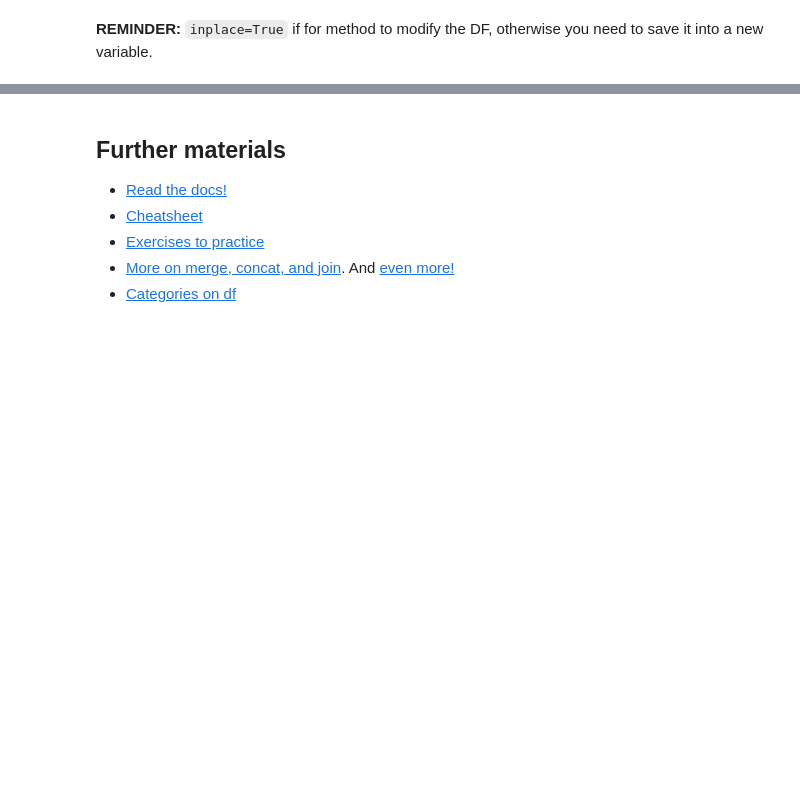
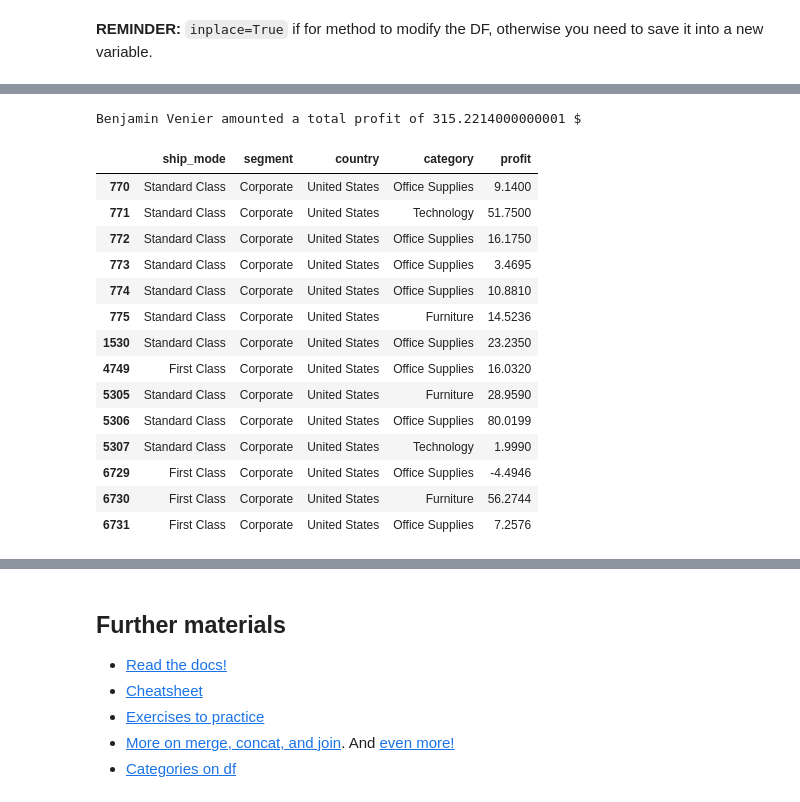
Before and after one commit to Ironhack-data-bcn-january-2024/lectures, a Jupyter notebook: week-2/3-Pandas II - Transformation.ipynb, the cells around one changed output, grey strips where cells are left out. Saved outputs shown, nothing was run; the diff lists cells and outputs as text; code cells hidden in the pictures; blank space fills up the shorter version.

```diff
--- a/week-2/3-Pandas II - Transformation.ipynb
+++ b/week-2/3-Pandas II - Transformation.ipynb
@@ -1540,0 +1494,3 @@ df.reset_index(inplace=True) # reset the index and overwrite
+# %%
+df = pd.read_csv("../datasets/superstore.csv")
+df.sample()
@@ -1540,0 +1501,49 @@ df.reset_index(inplace=True) # reset the index and overwrite
+# %%
+def profit_per_customer (name):
+
+    """ This function takes a name and filters transactions of the table superstore
+    to get a print of the total amount per name.
+    It returns the subset of that df
+    :name: str. It's the name of the customer / retail person.
+    """
+
+    # 1. Imoprt the dataset
+    df = pd.read_csv("../datasets/superstore.csv")
+
+    # 2. Transform the columns
+    df.columns = [i.lower().replace(" ", "_").strip() for i in df.columns]
+    df.drop("row_id", axis=1, inplace=True)
+
+    # 3. Filter
+    condition_1 = df["customer_name"] == name
+    df_name = df[condition_1]
+
+    # 4. Subset
+    df_sub = df_name[["ship_mode", "segment", "country", "category", "profit"]]
+    total_profit = df_sub["profit"].sum()
+
+    # 5. Printing to get feedback
+
+    print(f"{name} amounted a total profit of {total_profit} $")
+
+    return df_sub
+# %%
+df_benjamin = profit_per_customer("Benjamin Venier")
+df_benjamin
+# %% [output]
+Benjamin Venier amounted a total profit of 315.2214000000001 $
+|  | ship_mode | segment | country | category | profit |
+| 770 | Standard Class | Corporate | United States | Office Supplies | 9.1400 |
+| 771 | Standard Class | Corporate | United States | Technology | 51.7500 |
+| 772 | Standard Class | Corporate | United States | Office Supplies | 16.1750 |
+| 773 | Standard Class | Corporate | United States | Office Supplies | 3.4695 |
+| 774 | Standard Class | Corporate | United States | Office Supplies | 10.8810 |
+| 775 | Standard Class | Corporate | United States | Furniture | 14.5236 |
+| 1530 | Standard Class | Corporate | United States | Office Supplies | 23.2350 |
+| 4749 | First Class | Corporate | United States | Office Supplies | 16.0320 |
+| 5305 | Standard Class | Corporate | United States | Furniture | 28.9590 |
+| 5306 | Standard Class | Corporate | United States | Office Supplies | 80.0199 |
+| 5307 | Standard Class | Corporate | United States | Technology | 1.9990 |
+| 6729 | First Class | Corporate | United States | Office Supplies | -4.4946 |
+| 6730 | First Class | Corporate | United States | Furniture | 56.2744 |
+| 6731 | First Class | Corporate | United States | Office Supplies | 7.2576 |
```
Also changed, not shown: parts of 135 cells of this notebook, 2 other files.
